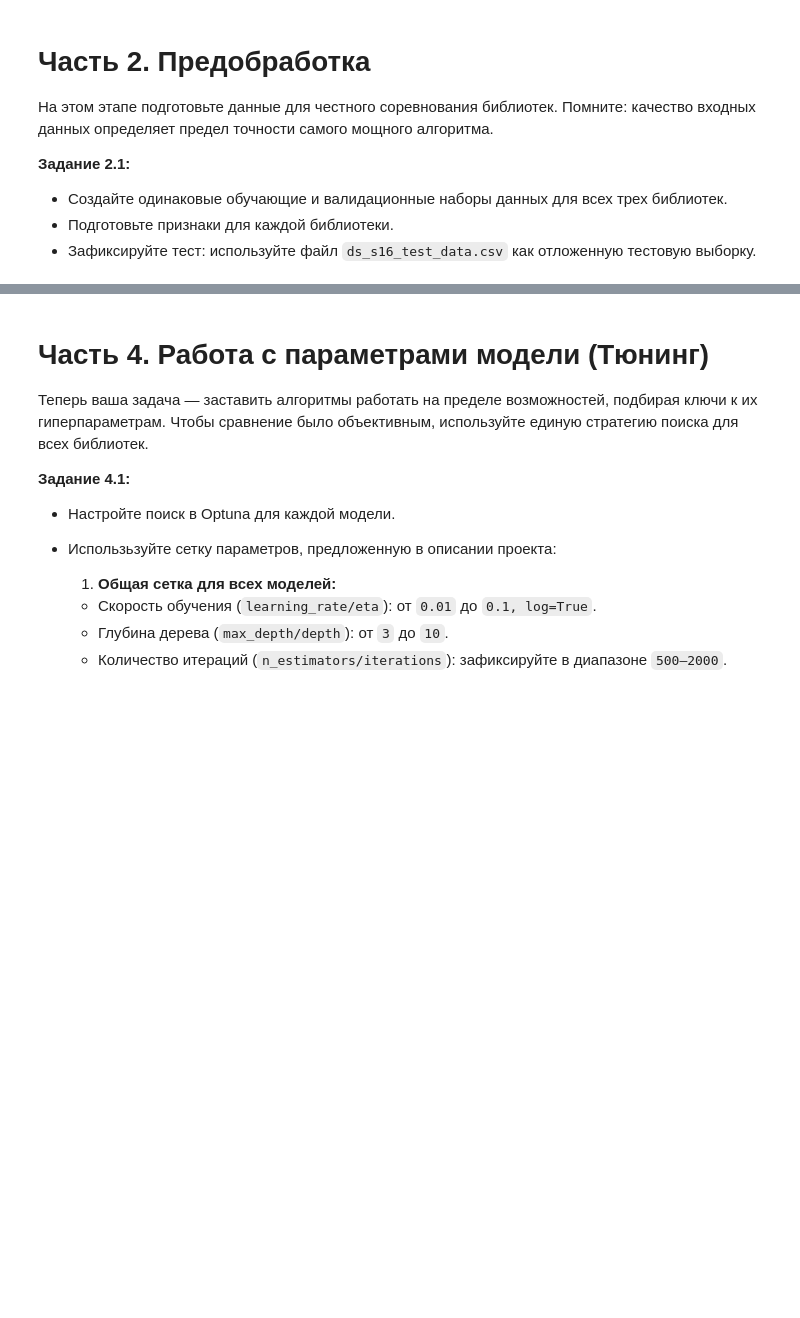
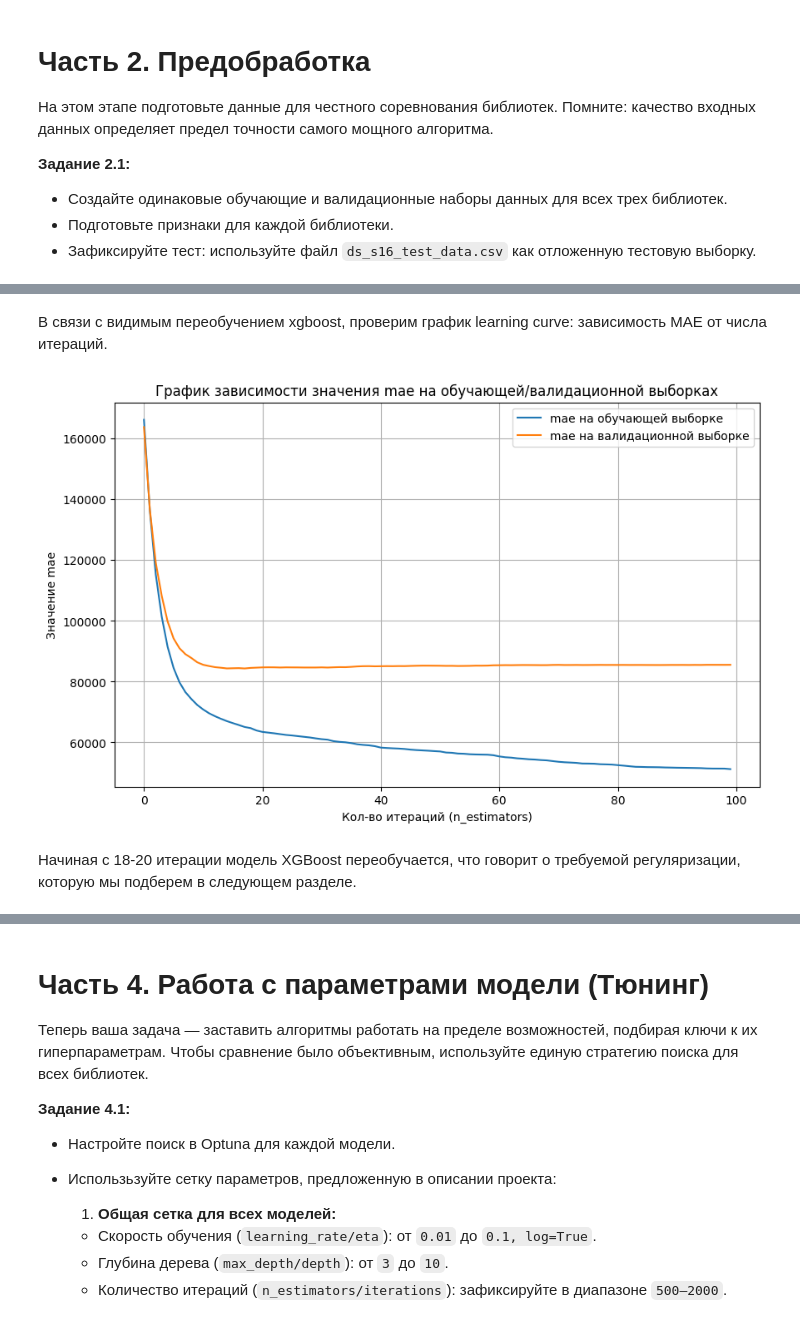
Before and after one commit to nikolai/practucum-wehicle-price-prediction, a Jupyter notebook: car_price_prediction.ipynb, the cells around one changed output, grey strips where cells are left out. Drawn from its saved outputs; the diff is of its cells as text; code cells hidden in the pictures; blank space fills up the shorter version.

```diff
--- a/car_price_prediction.ipynb
+++ b/car_price_prediction.ipynb
@@ -996,0 +968,4 @@ cv = KFold(n_splits=5, shuffle=True, random_state=RANDOM_STATE)
+# %%
+for cat_feature in CAT_FEATURES:
+    df_train[cat_feature] = df_train[cat_feature].astype('category')
+    df_test[cat_feature] = df_test[cat_feature].astype('category')
@@ -996,0 +974,7 @@ cv = KFold(n_splits=5, shuffle=True, random_state=RANDOM_STATE)
+# %%
+X = df_train.drop(columns=[TARGET_COL_NAME])
+y = df_train[TARGET_COL_NAME]
+X_train, X_val, y_train, y_val = train_test_split(X, y, test_size=0.2, random_state=RANDOM_STATE)
+
+X_test = df_test.drop(columns=[TARGET_COL_NAME])
+y_test = df_test[TARGET_COL_NAME]
@@ -996,0 +1024,16 @@ cv = KFold(n_splits=5, shuffle=True, random_state=RANDOM_STATE)
+# %%
+print('Fitting lgbm')
+wall_time = WallTime()
+lgbm.fit(X_train, y_train, eval_set=[(X_train, y_train), (X_val, y_val)])
+lgbm_fit_time = wall_time.elapsed_seconds()
+
+print('Fitting xgboost')
+wall_time = WallTime()
+xgboost.fit(X_train, y_train, eval_set=[(X_train, y_train), (X_val, y_val)], verbose=False)
+xgboost_fit_time = wall_time.elapsed_seconds()
+
+print('Fitting catboost')
+wall_time = WallTime()
+cbm.fit(X_train, y_train, eval_set=[(X_train, y_train), (X_val, y_val)], cat_features=CAT_FEATURES, verbose=False)
+cbm_fit_time = wall_time.elapsed_seconds()
+print('All finished!')
@@ -996,0 +1117,24 @@ cv = KFold(n_splits=5, shuffle=True, random_state=RANDOM_STATE)
+# %% [markdown]
+В связи с видимым переобучением xgboost, проверим график learning curve: зависимость MAE от числа итераций.
+# %%
+def display_learning_curve(model):
+    results = model.evals_result()
+    epochs = len(results['validation_0']['mae'])
+    x = range(epochs)
+
+    # Строим график
+    plt.figure(figsize=(10, 6))
+    plt.plot(x, results['validation_0']['mae'], label='mae на обучающей выборке')
+    plt.plot(x, results['validation_1']['mae'], label='mae на валидационной выборке')
+    plt.xlabel('Кол-во итераций (n_estimators)')
+    plt.ylabel('Значение mae')
+    plt.title('График зависимости значения mae на обучающей/валидационной выборках')
+    plt.legend()
+    plt.grid(True)
+    plt.show()
+
+display_learning_curve(xgboost)
+# %% [output]
+[figure, added]
+# %% [markdown]
+Начиная с 18-20 итерации модель XGBoost переобучается, что говорит о требуемой регуляризации, которую мы подберем в следующем разделе.
```
Also changed, not shown: parts of 64 cells of this notebook.
